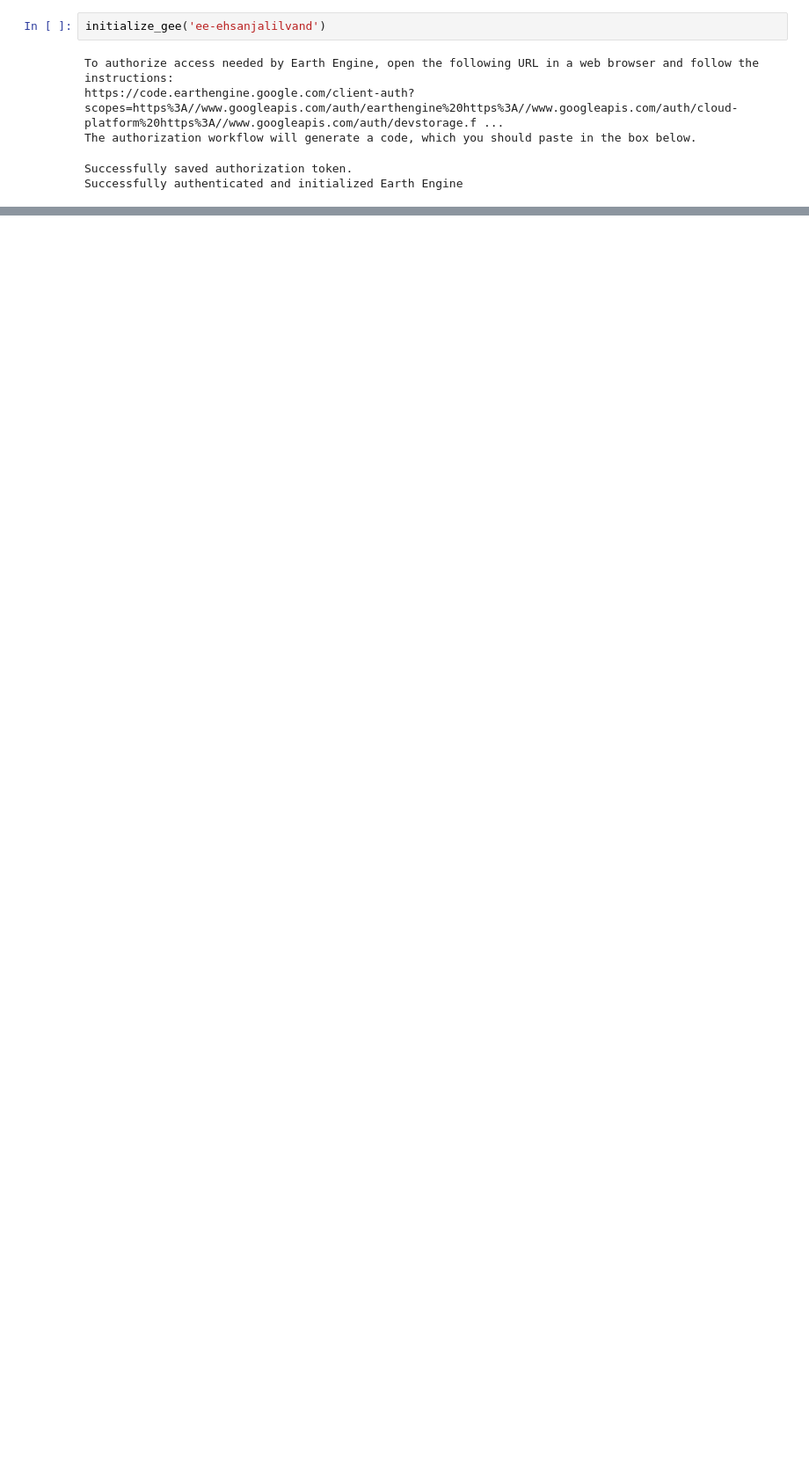
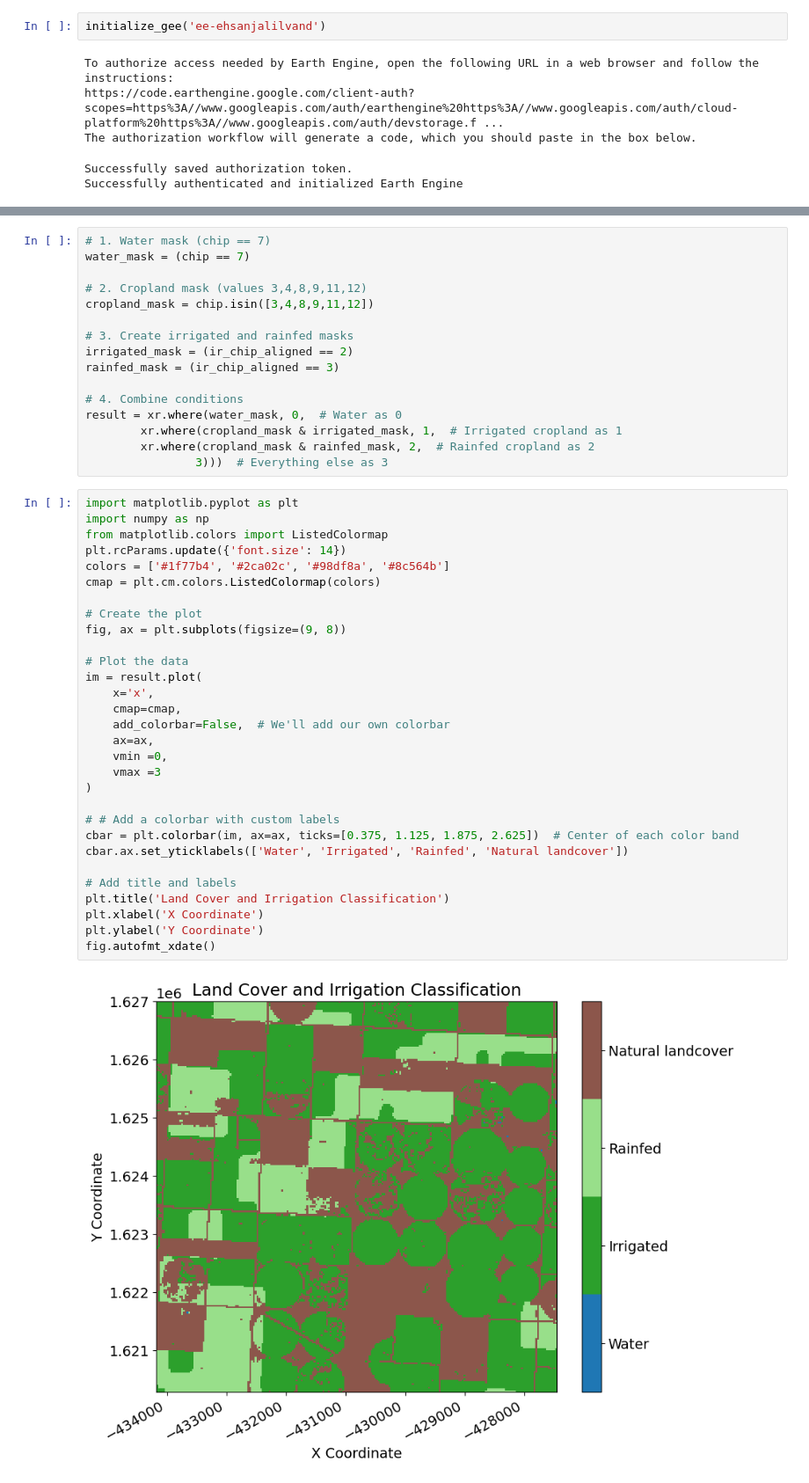
Before and after one commit to ejalilva/gee_tools, a Jupyter notebook: Examples/example_usage_irrigation.ipynb, the cells around one changed output, grey strips where cells are left out. Shown at 88% size. Saved outputs shown, nothing was run; the diff lists cells and outputs as text; blank space fills up the shorter version.

```diff
--- a/Examples/example_usage_irrigation.ipynb
+++ b/Examples/example_usage_irrigation.ipynb
@@ -134,0 +180,48 @@ diff.plot(x = 'lon',figsize = [18,8],vmin = -.1,vmax = .1,cmap = 'RdBu')
+# %%
+# 1. Water mask (chip == 7)
+water_mask = (chip == 7)
+
+# 2. Cropland mask (values 3,4,8,9,11,12)
+cropland_mask = chip.isin([3,4,8,9,11,12])
+
+# 3. Create irrigated and rainfed masks
+irrigated_mask = (ir_chip_aligned == 2)
+rainfed_mask = (ir_chip_aligned == 3)
+
+# 4. Combine conditions
+result = xr.where(water_mask, 0,  # Water as 0
+        xr.where(cropland_mask & irrigated_mask, 1,  # Irrigated cropland as 1
+        xr.where(cropland_mask & rainfed_mask, 2,  # Rainfed cropland as 2
+                3)))  # Everything else as 3
+# %%
+import matplotlib.pyplot as plt
+import numpy as np
+from matplotlib.colors import ListedColormap
+plt.rcParams.update({'font.size': 14})
+colors = ['#1f77b4', '#2ca02c', '#98df8a', '#8c564b']
+cmap = plt.cm.colors.ListedColormap(colors)
+
+# Create the plot
+fig, ax = plt.subplots(figsize=(9, 8))
+
+# Plot the data
+im = result.plot(
+    x='x',
+    cmap=cmap,
+    add_colorbar=False,  # We'll add our own colorbar
+    ax=ax,
+    vmin =0,
+    vmax =3
+)
+
+# # Add a colorbar with custom labels
+cbar = plt.colorbar(im, ax=ax, ticks=[0.375, 1.125, 1.875, 2.625])  # Center of each color band
+cbar.ax.set_yticklabels(['Water', 'Irrigated', 'Rainfed', 'Natural landcover'])
+
+# Add title and labels
+plt.title('Land Cover and Irrigation Classification')
+plt.xlabel('X Coordinate')
+plt.ylabel('Y Coordinate')
+fig.autofmt_xdate()
+# %% [output]
+[figure, added]
```
Also changed, not shown: parts of 13 cells of this notebook.
